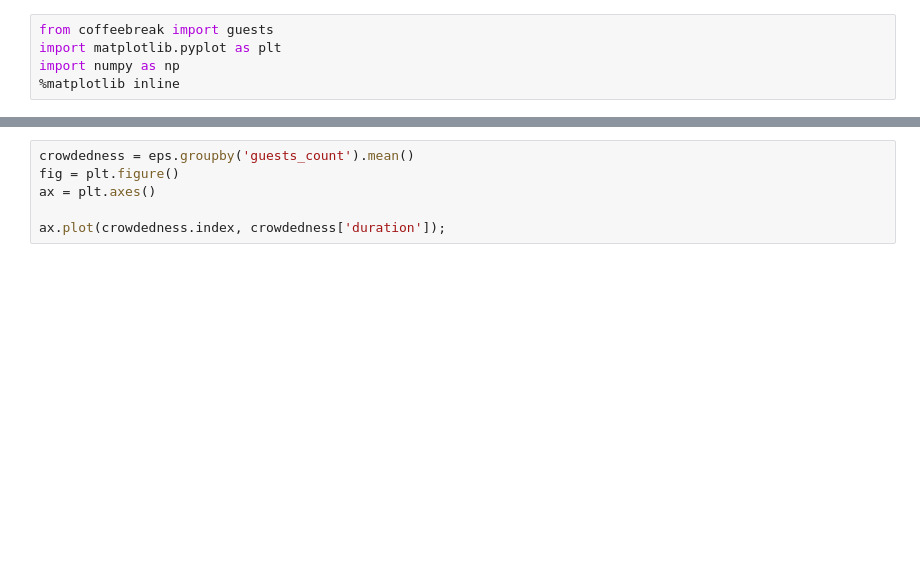
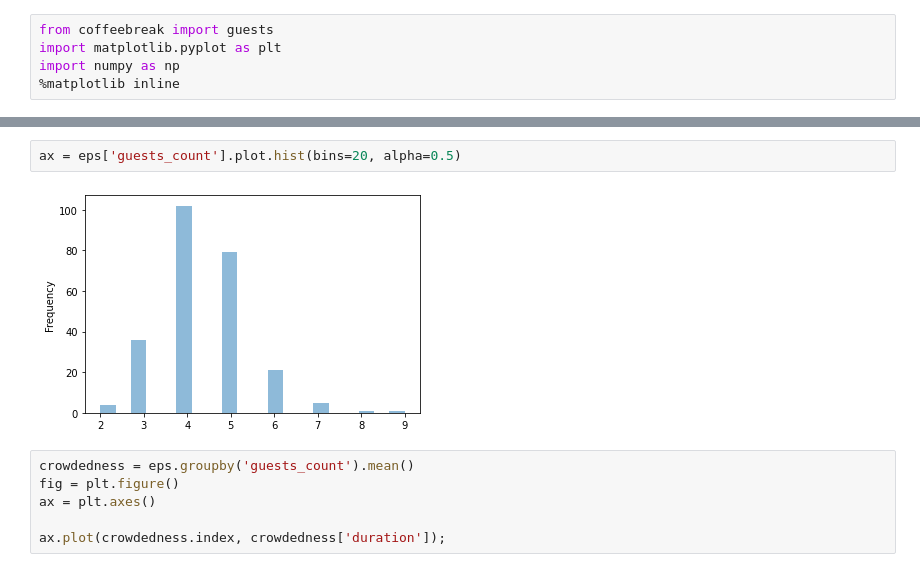
Before and after one commit to enlavin/coffeebreak-stats, a Jupyter notebook: contertulios.ipynb, the cells around one changed output, grey strips where cells are left out. Drawn from its saved outputs; the diff is of its cells as text; blank space fills up the shorter version.

Commit message:
Rearrange plots

```diff
--- a/contertulios.ipynb
+++ b/contertulios.ipynb
@@ -34,3 +39,7 @@ ax.plot(eps['number'], eps["duration"]);
+# %%
+ax = eps['guests_count'].plot.hist(bins=20, alpha=0.5)
+# %% [output]
+[figure, added]
 # %%
 crowdedness = eps.groupby('guests_count').mean()
 fig = plt.figure()
```
Also changed, not shown: parts of 5 cells of this notebook.
